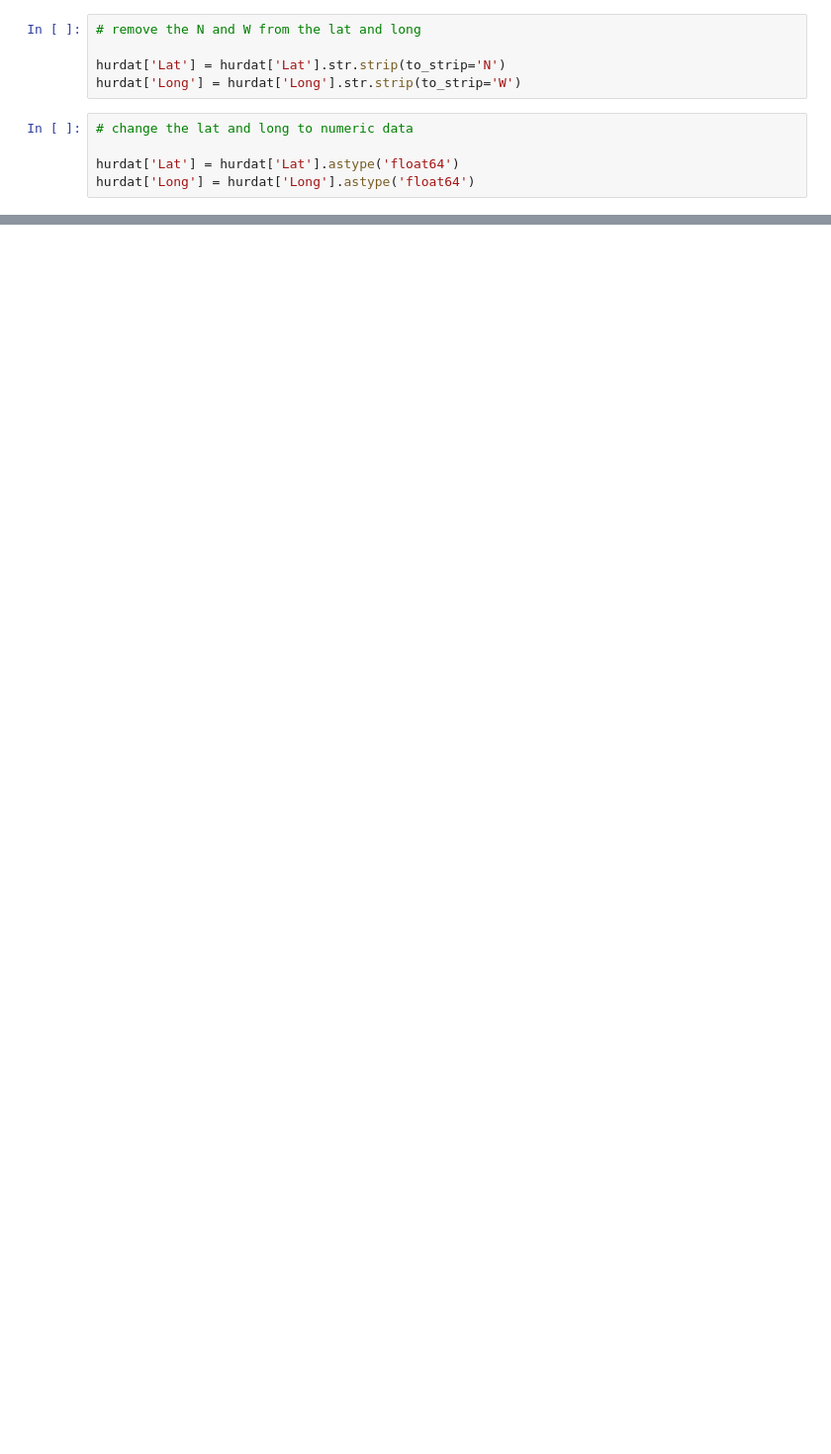
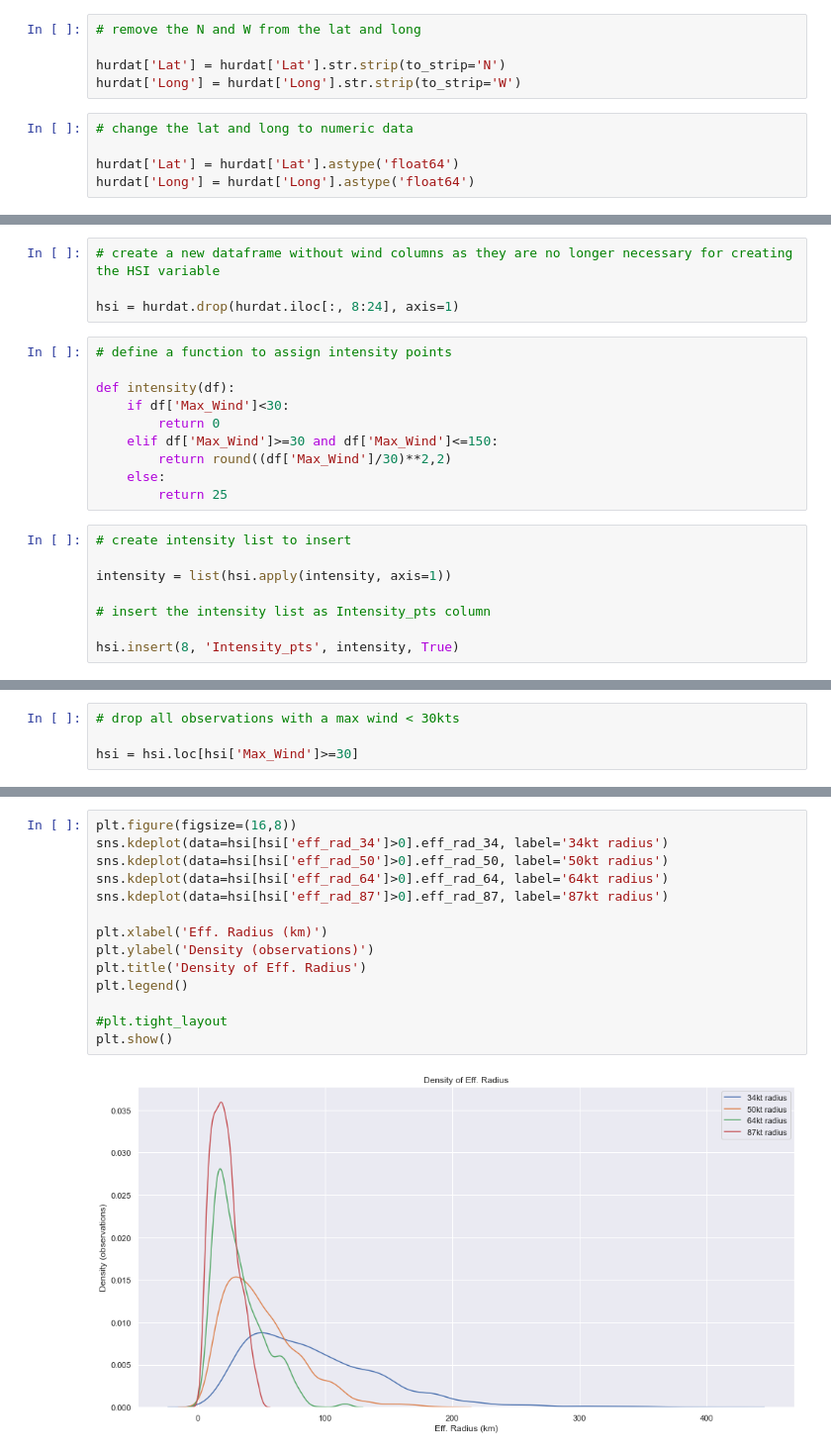
Before and after one commit to jabsneve/Hurricanes_Capstone, a Jupyter notebook: Hurricanes_1.ipynb, the cells around one changed output, grey strips where cells are left out. Shown at 99% size. Cells and saved outputs as stored; diff of their text form; blank space fills up the shorter version.

```diff
--- a/Hurricanes_1.ipynb
+++ b/Hurricanes_1.ipynb
@@ -359,0 +203,22 @@ hurricanes.to_csv('hurricanes_min_data', index=True)
+# %%
+# create a new dataframe without wind columns as they are no longer necessary for creating the HSI variable
+
+hsi = hurdat.drop(hurdat.iloc[:, 8:24], axis=1)
+# %%
+# define a function to assign intensity points
+
+def intensity(df):
+    if df['Max_Wind']<30:
+        return 0
+    elif df['Max_Wind']>=30 and df['Max_Wind']<=150:
+        return round((df['Max_Wind']/30)**2,2)
+    else:
+        return 25
+# %%
+# create intensity list to insert
+
+intensity = list(hsi.apply(intensity, axis=1))
+
+# insert the intensity list as Intensity_pts column
+
+hsi.insert(8, 'Intensity_pts', intensity, True)
@@ -359,0 +241,4 @@ hurricanes.to_csv('hurricanes_min_data', index=True)
+# %%
+# drop all observations with a max wind < 30kts
+
+hsi = hsi.loc[hsi['Max_Wind']>=30]
@@ -359,0 +282,16 @@ hurricanes.to_csv('hurricanes_min_data', index=True)
+# %%
+plt.figure(figsize=(16,8))
+sns.kdeplot(data=hsi[hsi['eff_rad_34']>0].eff_rad_34, label='34kt radius')
+sns.kdeplot(data=hsi[hsi['eff_rad_50']>0].eff_rad_50, label='50kt radius')
+sns.kdeplot(data=hsi[hsi['eff_rad_64']>0].eff_rad_64, label='64kt radius')
+sns.kdeplot(data=hsi[hsi['eff_rad_87']>0].eff_rad_87, label='87kt radius')
+
+plt.xlabel('Eff. Radius (km)')
+plt.ylabel('Density (observations)')
+plt.title('Density of Eff. Radius')
+plt.legend()
+
+#plt.tight_layout
+plt.show()
+# %% [output]
+[figure, added]
```
Also changed, not shown: parts of 58 cells of this notebook.
